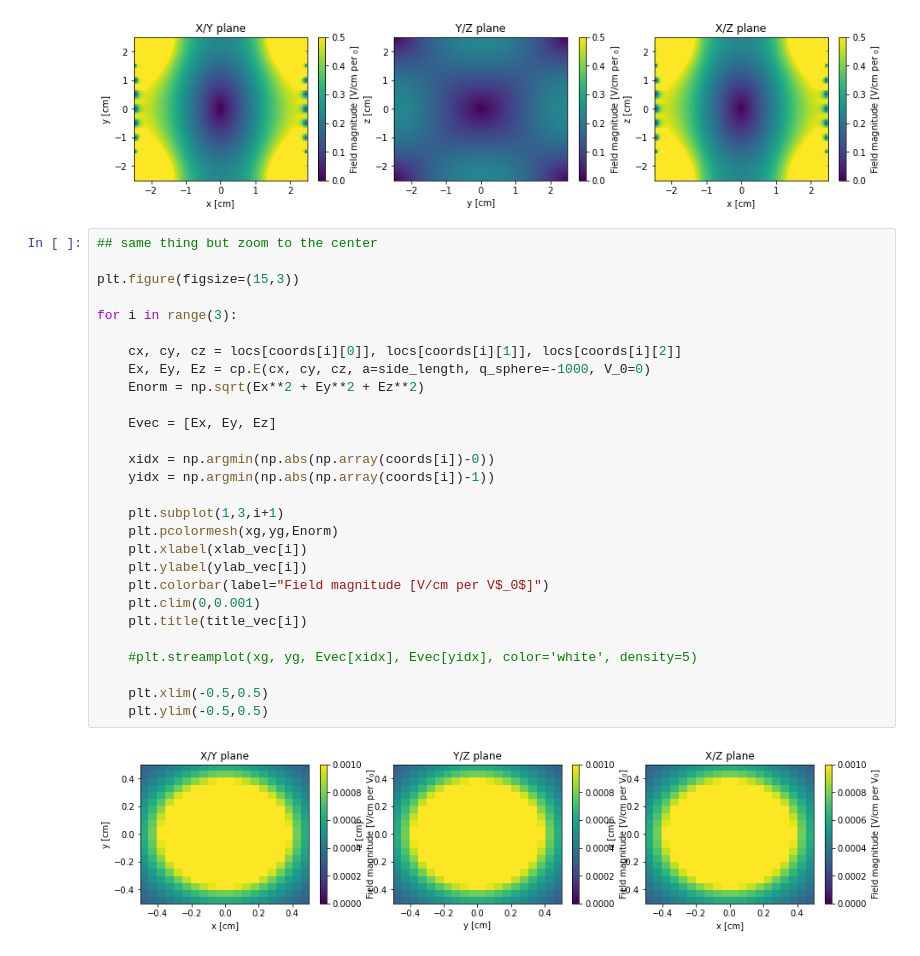
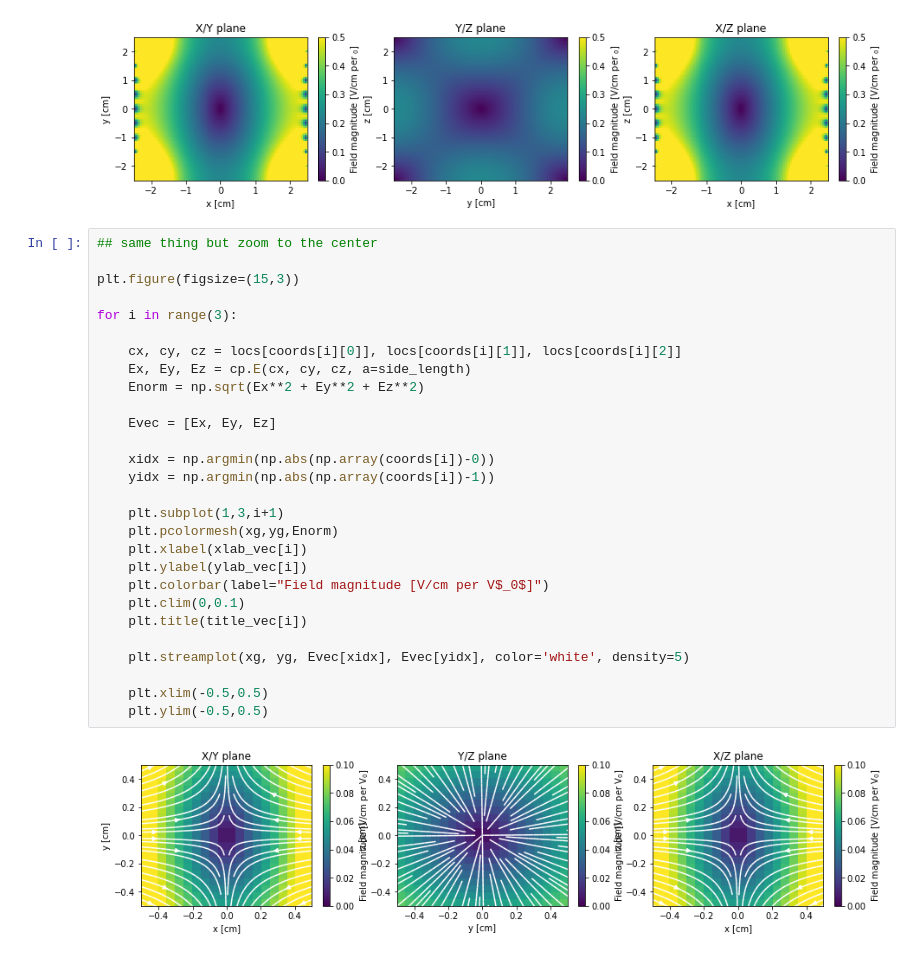
Before and after one commit to davemoore/Paul_Trap_MC, a Jupyter notebook: plot_potentials.ipynb, the cells around one changed output. Drawn from its saved outputs; the diff is of its cells as text.

```diff
--- a/plot_potentials.ipynb
+++ b/plot_potentials.ipynb
@@ -77,30 +77,30 @@ for i in range(3):
 # %%
 ## same thing but zoom to the center
 
 plt.figure(figsize=(15,3))
 
 for i in range(3):
 
     cx, cy, cz = locs[coords[i][0]], locs[coords[i][1]], locs[coords[i][2]]
-    Ex, Ey, Ez = cp.E(cx, cy, cz, a=side_length, q_sphere=-1000, V_0=0)
+    Ex, Ey, Ez = cp.E(cx, cy, cz, a=side_length)
     Enorm = np.sqrt(Ex**2 + Ey**2 + Ez**2)
 
     Evec = [Ex, Ey, Ez]
 
     xidx = np.argmin(np.abs(np.array(coords[i])-0))
     yidx = np.argmin(np.abs(np.array(coords[i])-1))
 
     plt.subplot(1,3,i+1)
     plt.pcolormesh(xg,yg,Enorm)
     plt.xlabel(xlab_vec[i])
     plt.ylabel(ylab_vec[i])
     plt.colorbar(label="Field magnitude [V/cm per V$_0$]")
-    plt.clim(0,0.001)
+    plt.clim(0,0.1)
     plt.title(title_vec[i])
 
-    #plt.streamplot(xg, yg, Evec[xidx], Evec[yidx], color='white', density=5)
+    plt.streamplot(xg, yg, Evec[xidx], Evec[yidx], color='white', density=5)
 
     plt.xlim(-0.5,0.5)
     plt.ylim(-0.5,0.5)
 # %% [output]
-[figure, old version]
+[figure, new version]
```
Also changed, not shown: 2 other files.
